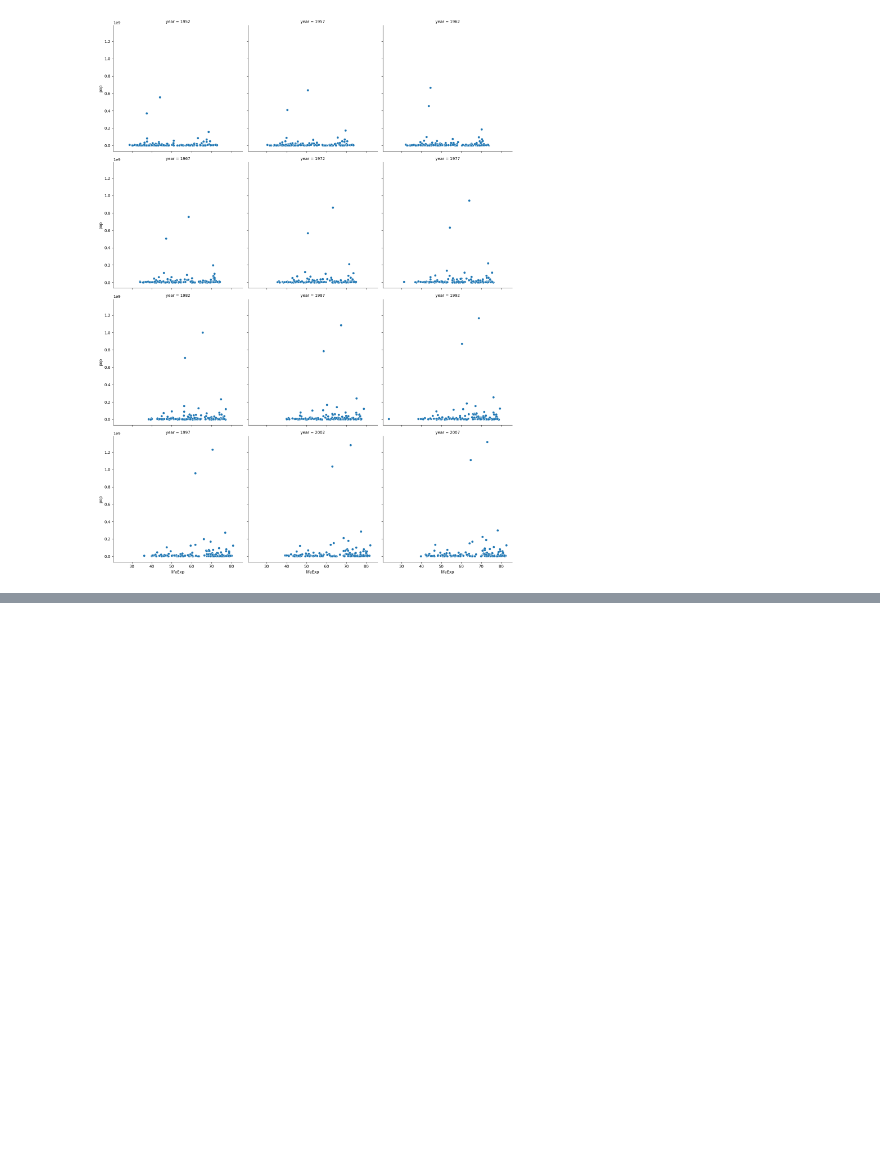
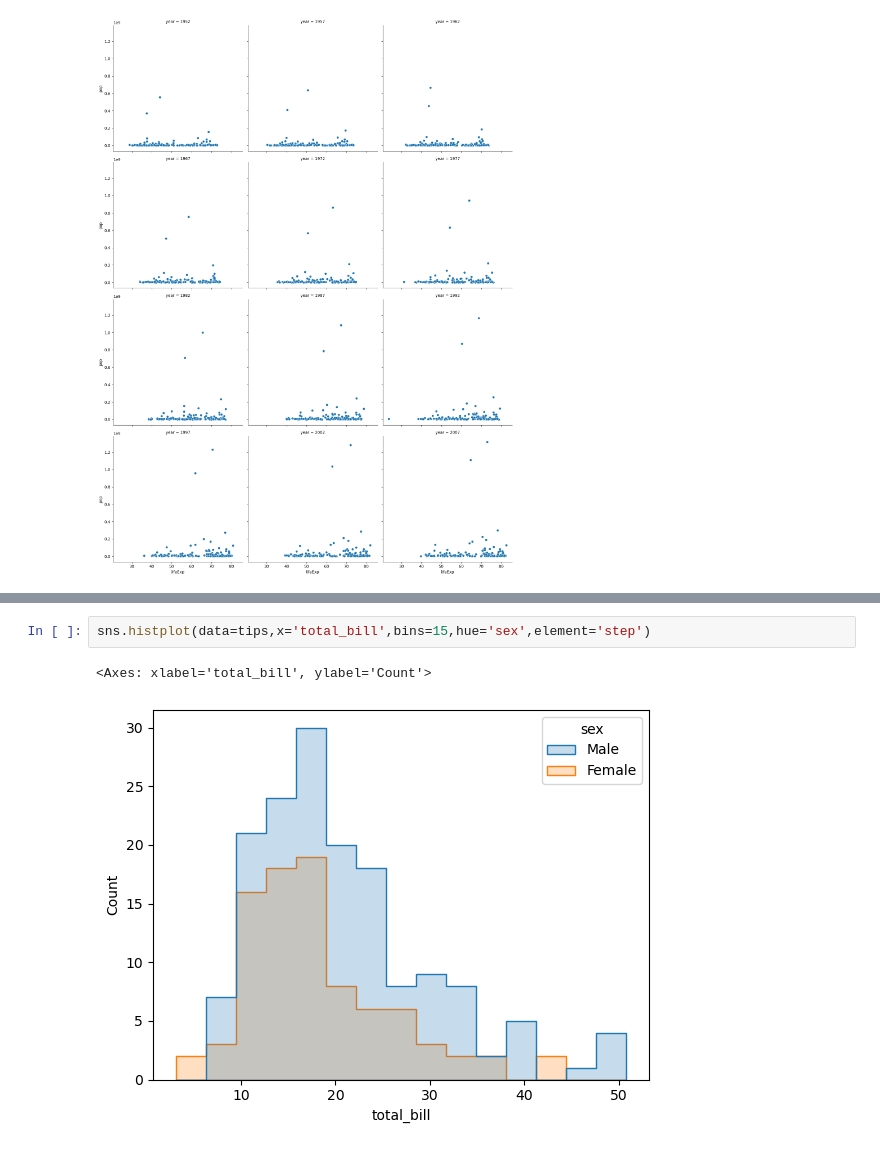
Before and after one commit to daksh-rajora/Gen-Ai, a Jupyter notebook: Machine Learning/SEABORN/getting_started.ipynb, the cells around one changed output, grey strips where cells are left out. Drawn from its saved outputs; the diff is of its cells as text; blank space fills up the shorter version.

```diff
--- a/Machine Learning/SEABORN/getting_started.ipynb
+++ b/Machine Learning/SEABORN/getting_started.ipynb
@@ -293,0 +344,5 @@ sns.relplot(data=gap,x='lifeExp',col='year',y='pop',kind='scatter',col_wrap=3)
+# %%
+sns.histplot(data=tips,x='total_bill',bins=15,hue='sex',element='step')
+# %% [output]
+<Axes: xlabel='total_bill', ylabel='Count'>
+[figure, added]
```
Also changed, not shown: parts of 18 cells of this notebook.
